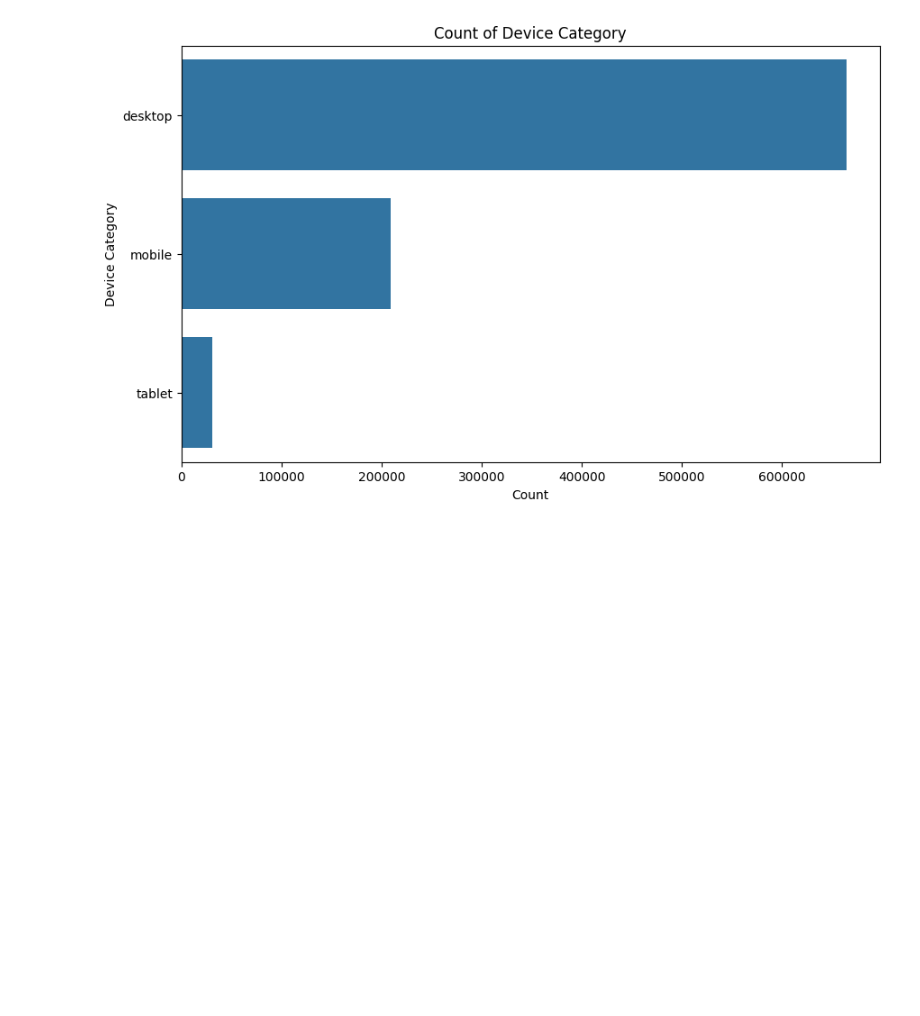
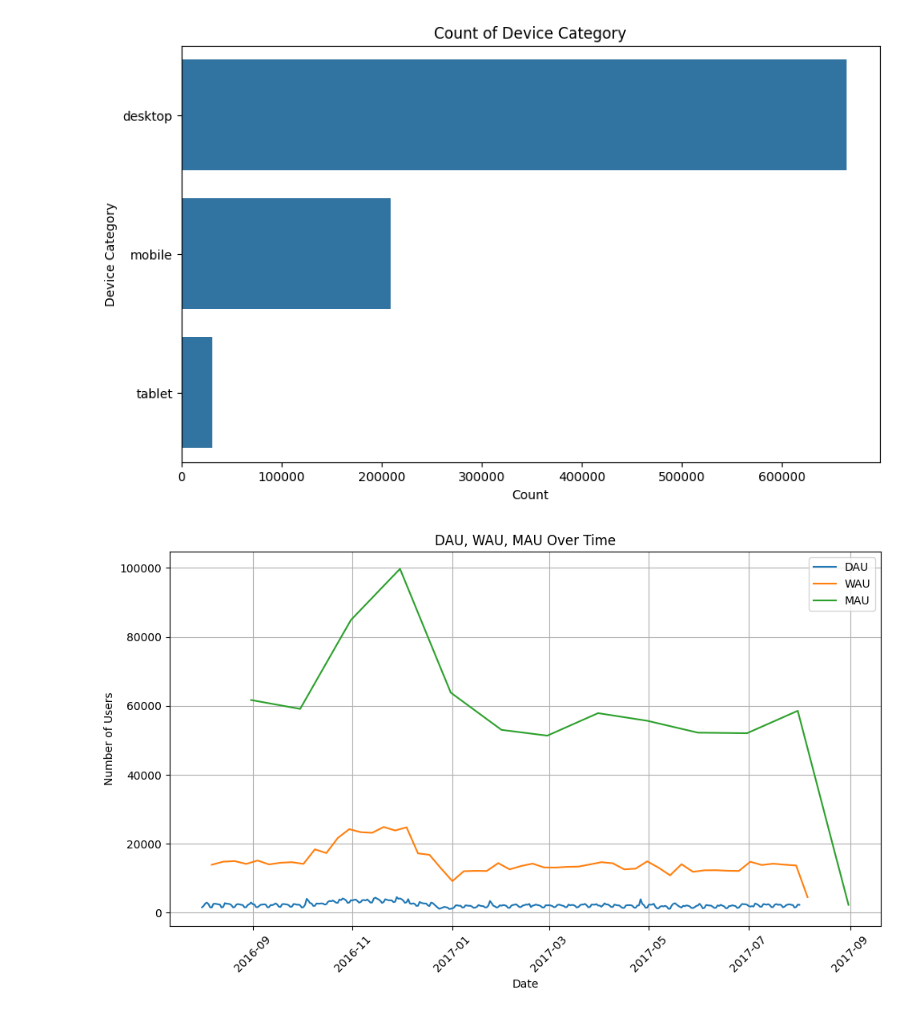
Before and after one commit to DIB-PP/-, a Jupyter notebook: data_Check.ipynb, the cells around one changed output. Cells and saved outputs as stored; diff of their text form; code cells hidden in the pictures; blank space fills up the shorter version.

```diff
--- a/data_Check.ipynb
+++ b/data_Check.ipynb
@@ -524,3 +524,32 @@ plt.ylabel('Device Category')
 # %% [output]
 Text(0, 0.5, 'Device Category')
 [figure]
+# %%
+# 일(day), 주(week), 월(month) 그룹별로 고유한 방문자 수 계산
+dau = train_1.groupby(train_1['date'])['fullVisitorId'].nunique()
+wau = train_1.groupby(train_1['date'].dt.to_period('W'))['fullVisitorId'].nunique()
+mau = train_1.groupby(train_1['date'].dt.to_period('M'))['fullVisitorId'].nunique()
+
+# 그래프 그리기
+plt.figure(figsize=(10, 6))
+
+# DAU 그래프
+plt.plot(dau, label='DAU')
+
+# WAU 그래프
+plt.plot(wau, label='WAU')
+
+# MAU 그래프
+plt.plot(mau, label='MAU')
+
+plt.title('DAU, WAU, MAU Over Time')
+plt.xlabel('Date')
+plt.ylabel('Number of Users')
+plt.legend()
+plt.grid(True)
+plt.xticks(rotation=45)
+
+plt.tight_layout()
+plt.show()
+# %% [output]
+[figure, added]
```
